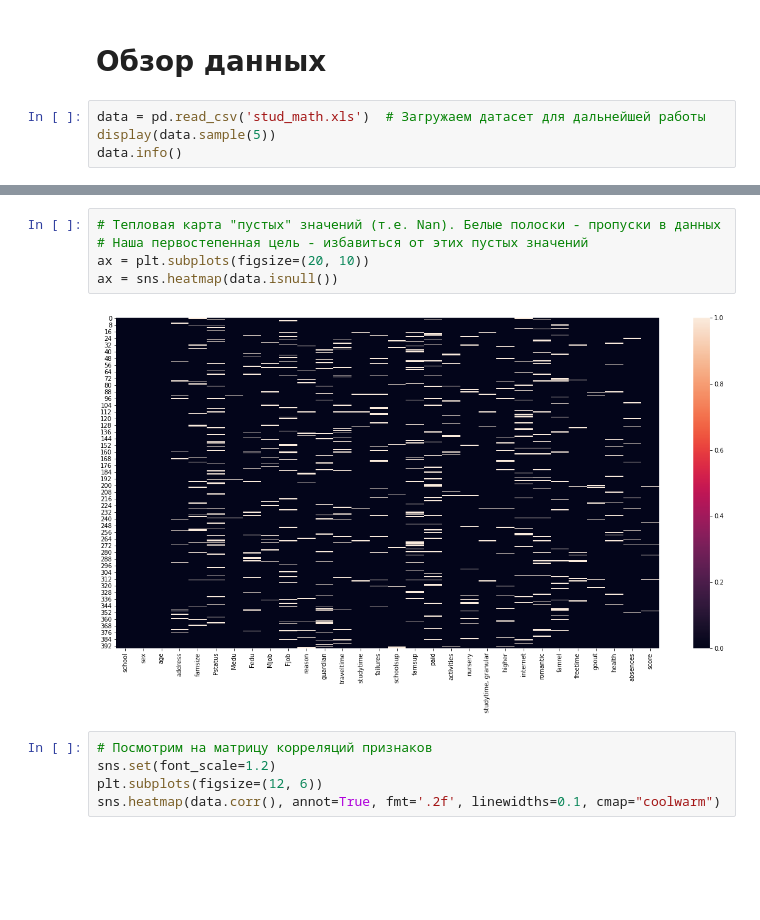
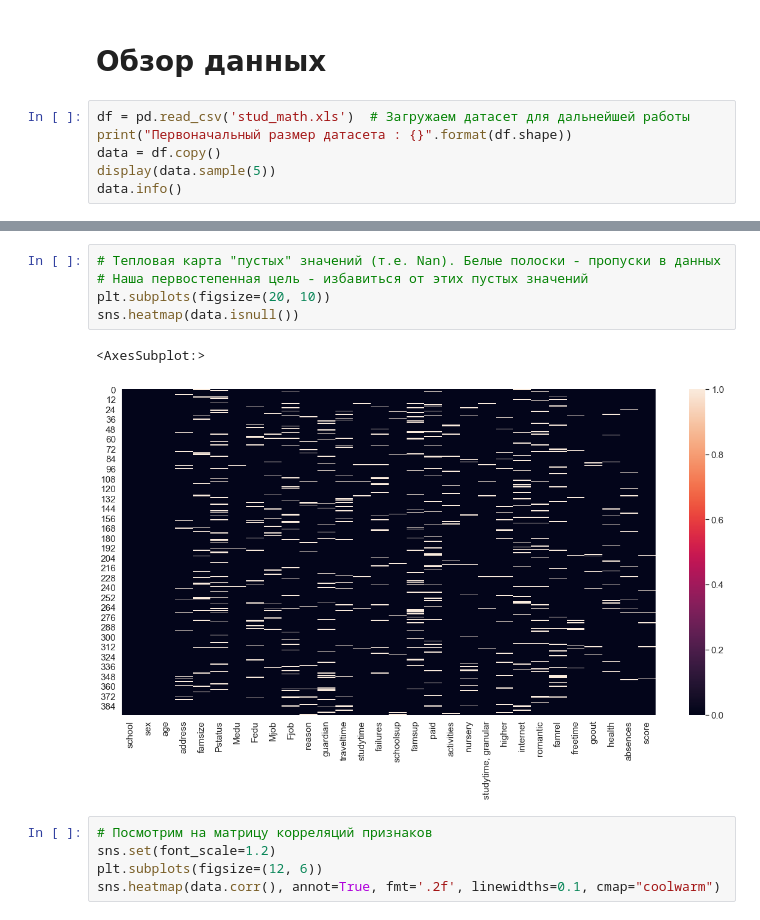
Before and after one commit to IvanAleshin/Skillfactory_projects, a Jupyter notebook: module_2/Data_for_model.ipynb, the cells around one changed output, grey strips where cells are left out. Drawn from its saved outputs; the diff is of its cells as text; blank space fills up the shorter version.

```diff
--- a/module_2/Data_for_model.ipynb
+++ b/module_2/Data_for_model.ipynb
@@ -12,7 +12,9 @@ pd.set_option('display.max_columns', 50)
 # %% [markdown]
 # Обзор данных
 # %%
-data = pd.read_csv('stud_math.xls')  # Загружаем датасет для дальнейшей работы
+df = pd.read_csv('stud_math.xls')  # Загружаем датасет для дальнейшей работы
+print("Первоначальный размер датасета : {}".format(df.shape))
+data = df.copy()
 display(data.sample(5))
 data.info()
 # %% [output]
@@ -42,10 +76,11 @@ memory usage: 92.7+ KB
 # %%
 # Тепловая карта "пустых" значений (т.е. Nan). Белые полоски - пропуски в данных
 # Наша первостепенная цель - избавиться от этих пустых значений
-ax = plt.subplots(figsize=(20, 10))
-ax = sns.heatmap(data.isnull())
+plt.subplots(figsize=(20, 10))
+sns.heatmap(data.isnull())
 # %% [output]
+<AxesSubplot:>
-[figure, old version]
+[figure, new version]
 # %%
 # Посмотрим на матрицу корреляций признаков
 sns.set(font_scale=1.2)
```
Also changed, not shown: parts of 103 cells of this notebook.
